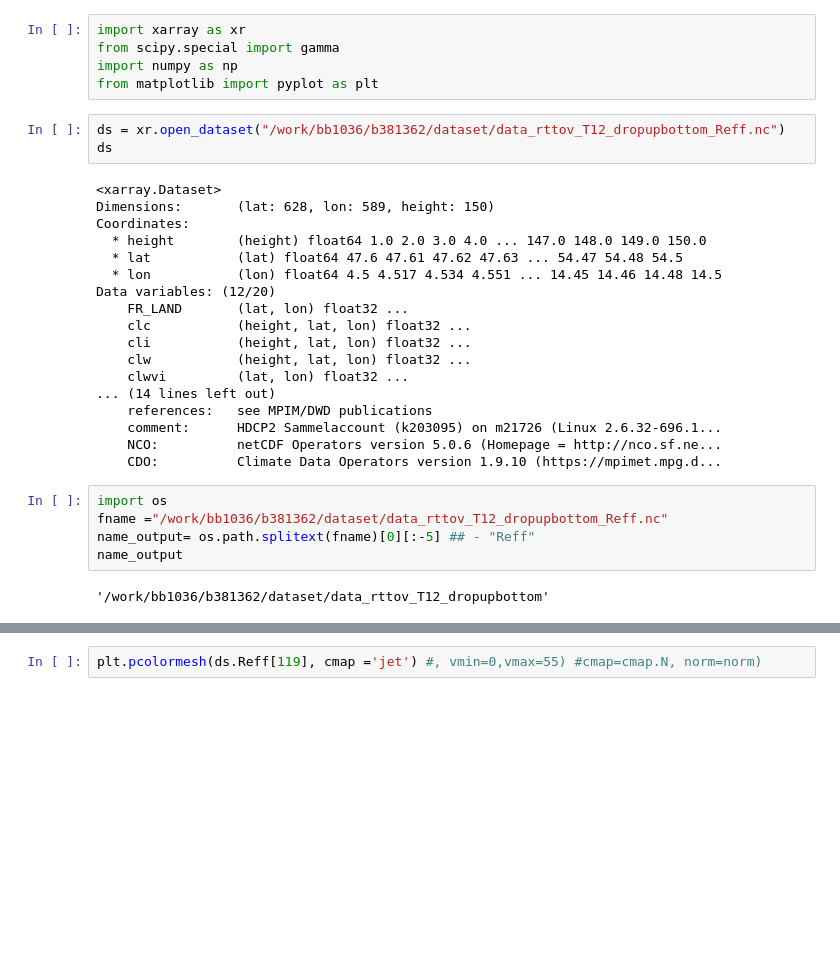
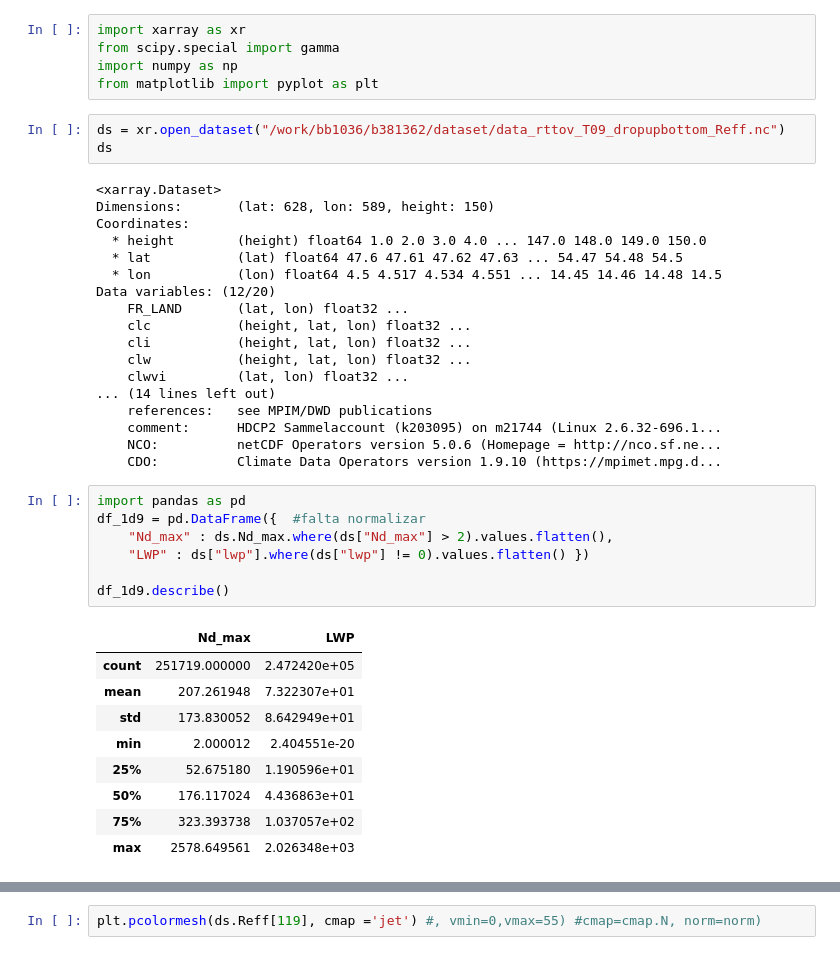
Before and after one commit to jesseniagonzalezv/ICON_RTTOV, a Jupyter notebook: code_test/Untitled.ipynb, the cells around one changed output, grey strips where cells are left out. Saved outputs shown, nothing was run; the diff lists cells and outputs as text; blank space fills up the shorter version.

```diff
--- a/code_test/Untitled.ipynb
+++ b/code_test/Untitled.ipynb
@@ -42,7 +42,7 @@ from scipy.special import gamma
 import numpy as np
 from matplotlib import pyplot as plt
 # %%
-ds = xr.open_dataset("/work/bb1036/b381362/dataset/data_rttov_T12_dropupbottom_Reff.nc")
+ds = xr.open_dataset("/work/bb1036/b381362/dataset/data_rttov_T09_dropupbottom_Reff.nc")
 ds
 # %% [output]
 <xarray.Dataset>
@@ -59,16 +59,26 @@ Data variables: (12/20)
     clwvi         (lat, lon) float32 ...
 ... (14 lines left out)
     references:   see MPIM/DWD publications
-    comment:      HDCP2 Sammelaccount (k203095) on m21726 (Linux 2.6.32-696.1...
+    comment:      HDCP2 Sammelaccount (k203095) on m21744 (Linux 2.6.32-696.1...
     NCO:          netCDF Operators version 5.0.6 (Homepage = http://nco.sf.ne...
     CDO:          Climate Data Operators version 1.9.10 (https://mpimet.mpg.d...
-# %%
-import os
-fname ="/work/bb1036/b381362/dataset/data_rttov_T12_dropupbottom_Reff.nc"
-name_output= os.path.splitext(fname)[0][:-5] ## - "Reff"
-name_output
-# %% [output]
-'/work/bb1036/b381362/dataset/data_rttov_T12_dropupbottom'
+# %%
+import pandas as pd
+df_1d9 = pd.DataFrame({  #falta normalizar
+    "Nd_max" : ds.Nd_max.where(ds["Nd_max"] > 2).values.flatten(),
+    "LWP" : ds["lwp"].where(ds["lwp"] != 0).values.flatten() })
+
+df_1d9.describe()
+# %% [output]
+|  | Nd_max | LWP |
+| count | 251719.000000 | 2.472420e+05 |
+| mean | 207.261948 | 7.322307e+01 |
+| std | 173.830052 | 8.642949e+01 |
+| min | 2.000012 | 2.404551e-20 |
+| 25% | 52.675180 | 1.190596e+01 |
+| 50% | 176.117024 | 4.436863e+01 |
+| 75% | 323.393738 | 1.037057e+02 |
+| max | 2578.649561 | 2.026348e+03 |
 # %%
 import pandas as pd
 df_1d = pd.DataFrame({  #falta normalizar
```
Also changed, not shown: parts of 4 cells of this notebook, 3 other files.
